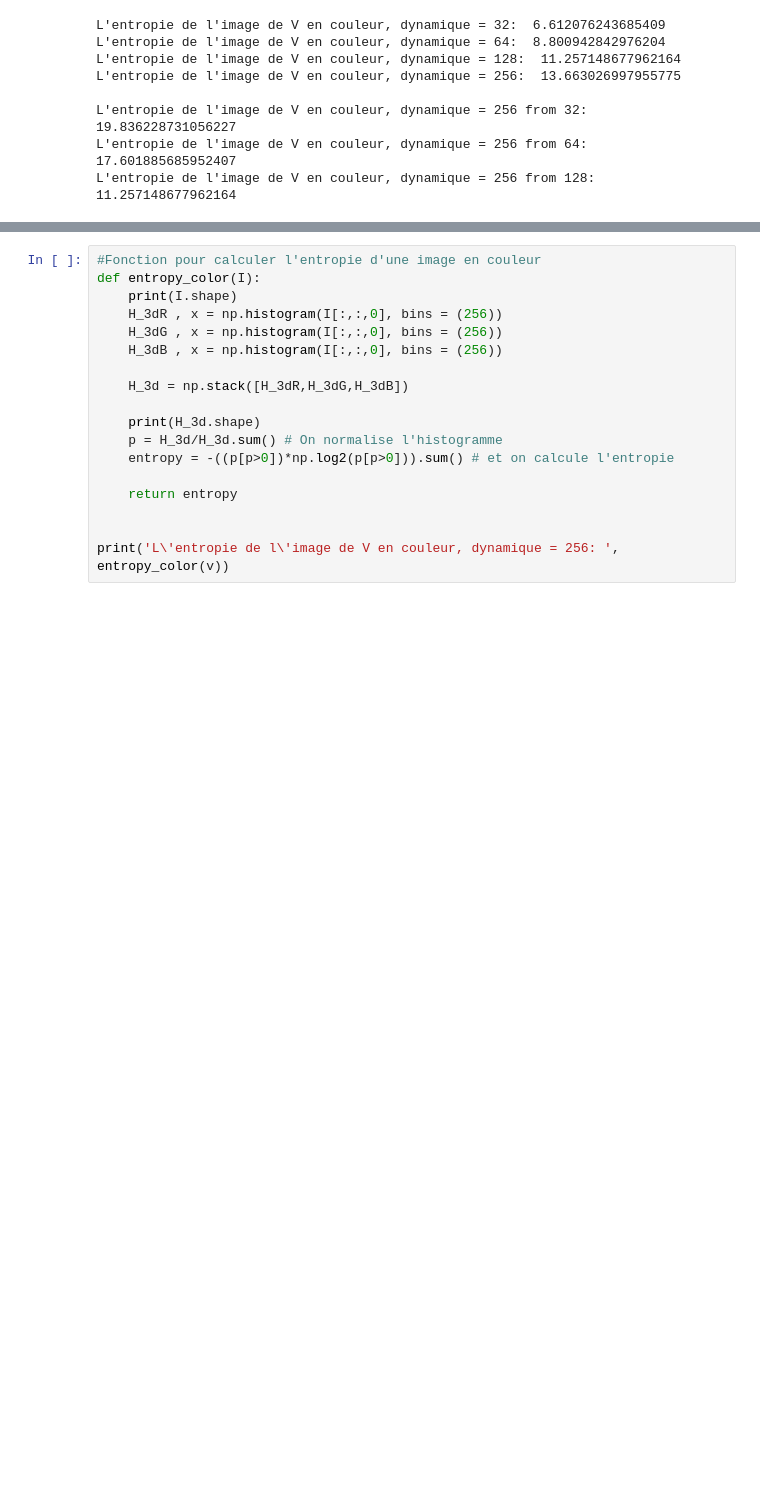
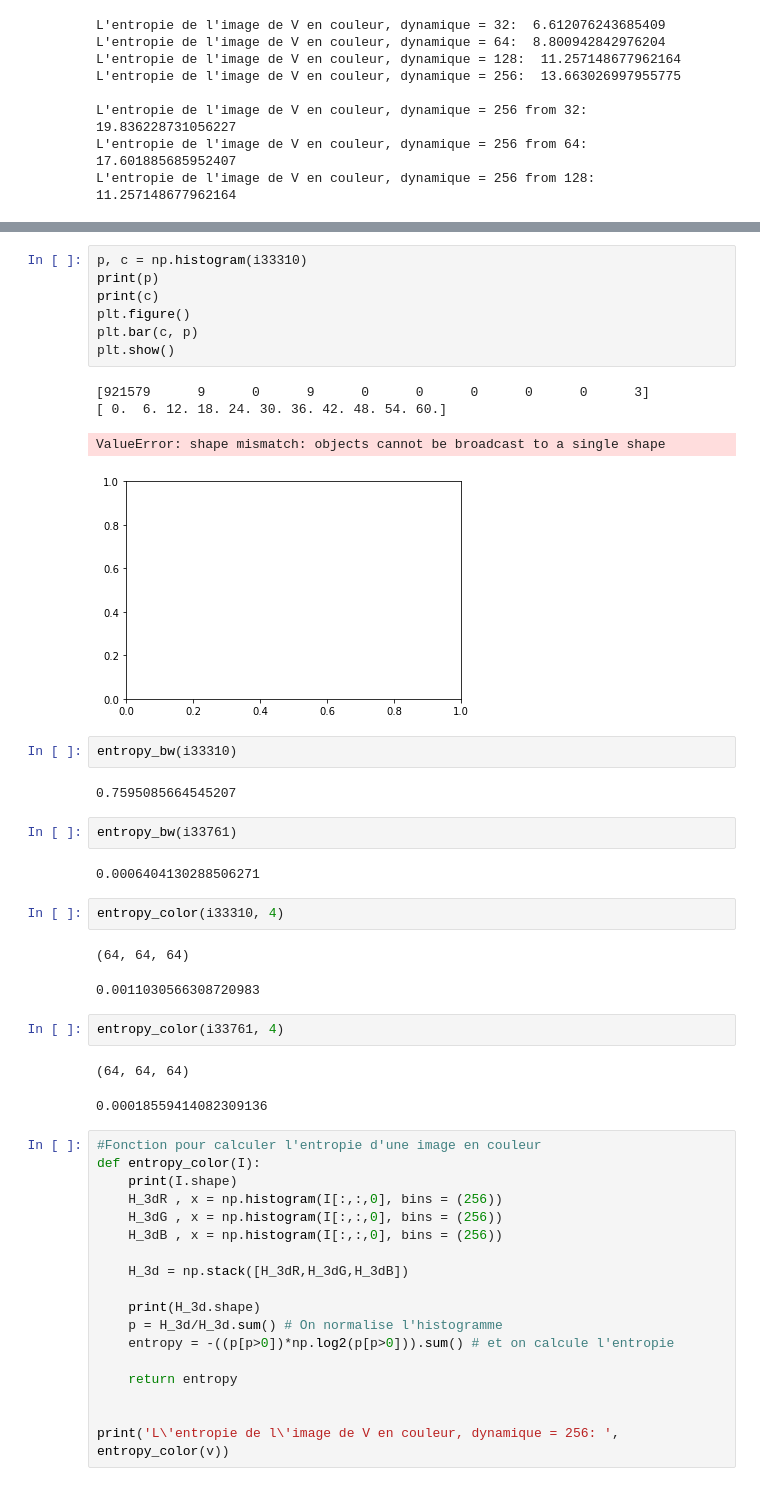
Before and after one commit to JoeBens/Entropy-Project, a Jupyter notebook: PIMA/Test.ipynb, the cells around one changed output, grey strips where cells are left out. Cells and saved outputs as stored; diff of their text form; blank space fills up the shorter version.

```diff
--- a/PIMA/Test.ipynb
+++ b/PIMA/Test.ipynb
@@ -93,3 +94,33 @@ L'entropie de l'image de V en couleur, dynamique = 256 from 128:  11.25714867796
+# %%
+p, c = np.histogram(i33310)
+print(p)
+print(c)
+plt.figure()
+plt.bar(c, p)
+plt.show()
+# %% [output]
+[921579      9      0      9      0      0      0      0      0      3]
+[ 0.  6. 12. 18. 24. 30. 36. 42. 48. 54. 60.]
+ValueError: shape mismatch: objects cannot be broadcast to a single shape
+[figure, added]
+# %%
+entropy_bw(i33310)
+# %% [output]
+0.7595085664545207
+# %%
+entropy_bw(i33761)
+# %% [output]
+0.0006404130288506271
+# %%
+entropy_color(i33310, 4)
+# %% [output]
+(64, 64, 64)
+0.0011030566308720983
+# %%
+entropy_color(i33761, 4)
+# %% [output]
+(64, 64, 64)
+0.00018559414082309136
 # %%
 #Fonction pour calculer l'entropie d'une image en couleur
 def entropy_color(I):
```
Also changed, not shown: parts of 2 cells of this notebook, 1 other file.
